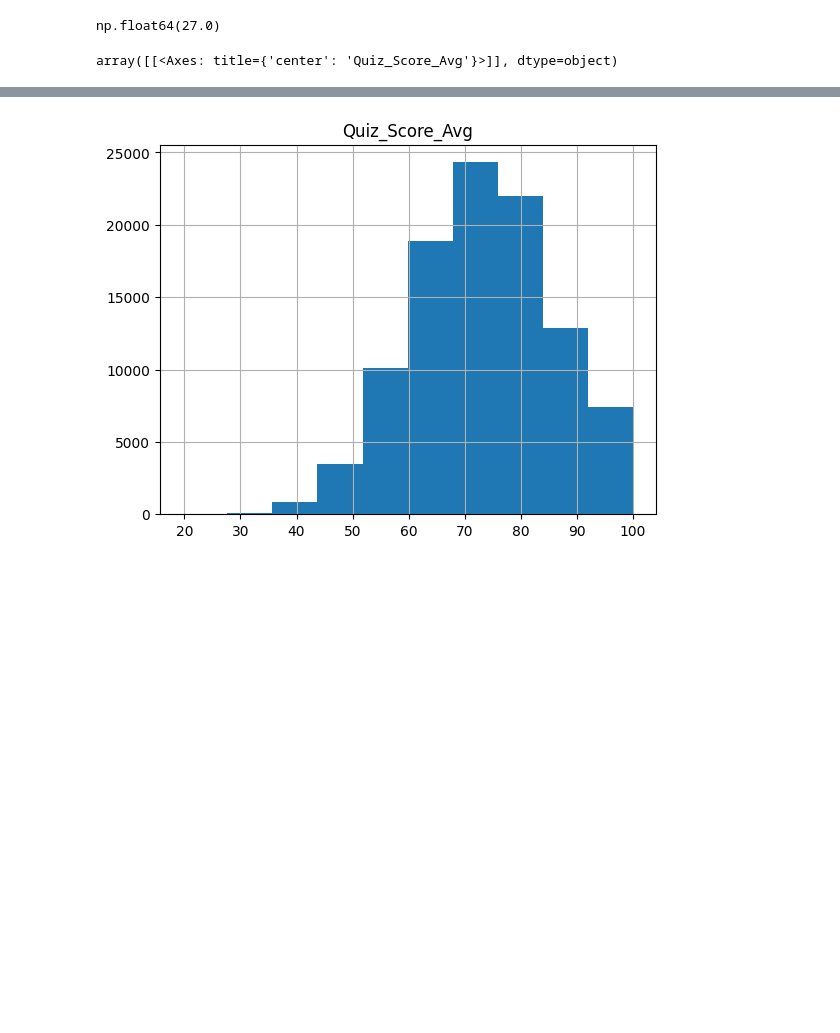
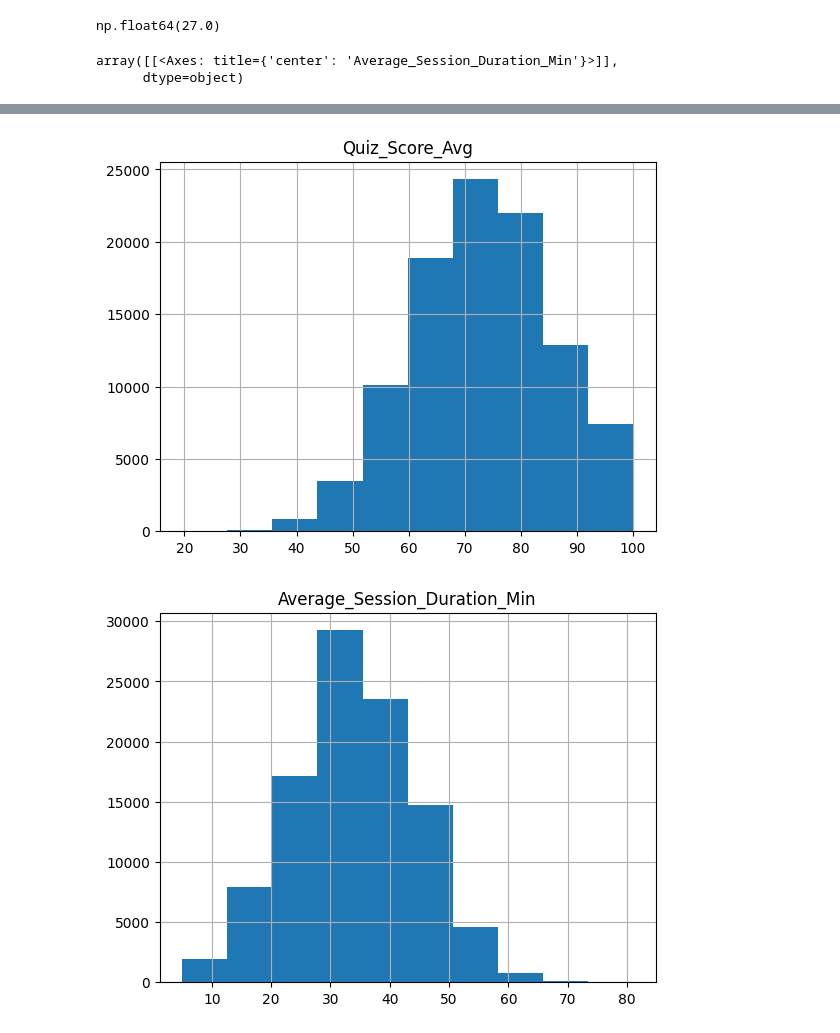
Before and after one commit to AlimMak/CourseCompletionPrediction, a Jupyter notebook: test.ipynb, the cells around one changed output, grey strips where cells are left out. Cells and saved outputs as stored; diff of their text form; code cells hidden in the pictures; blank space fills up the shorter version.

```diff
--- a/test.ipynb
+++ b/test.ipynb
@@ -55,7 +55,10 @@ np.float64(27.0)
 # %%
 dataset.hist(column="Age", bins=10)
 dataset.hist(column="Quiz_Score_Avg", bins=10)
+dataset.hist(column="Average_Session_Duration_Min", bins=10)
 # %% [output]
-array([[<Axes: title={'center': 'Quiz_Score_Avg'}>]], dtype=object)
+array([[<Axes: title={'center': 'Average_Session_Duration_Min'}>]],
+      dtype=object)
 [figure]
 [figure]
+[figure, added]
```
